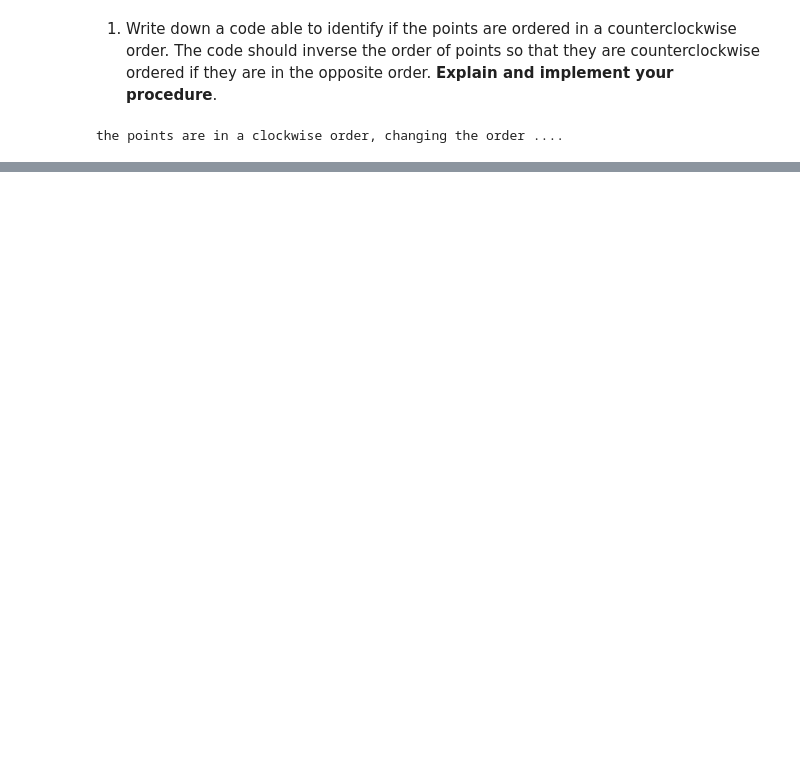
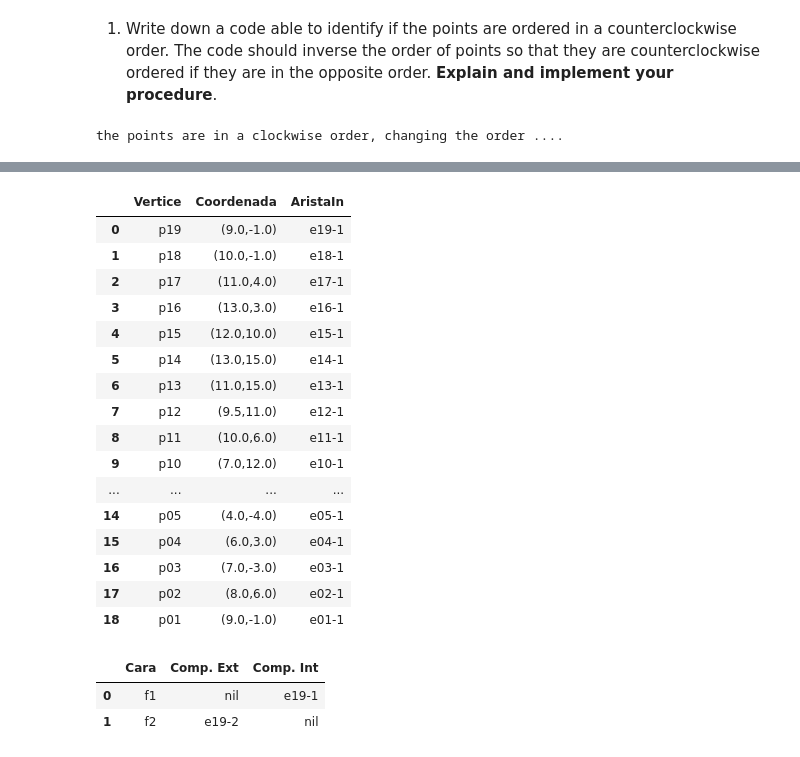
Before and after one commit to valeferreiraan/GeometriaComputacional, a Jupyter notebook: Tareas/Tarea2_ValeriaFerreira.ipynb, the cells around one changed output, grey strips where cells are left out. Cells and saved outputs as stored; diff of their text form; code cells hidden in the pictures; blank space fills up the shorter version.

```diff
--- a/Tareas/Tarea2_ValeriaFerreira.ipynb
+++ b/Tareas/Tarea2_ValeriaFerreira.ipynb
@@ -90,0 +168,14 @@ the points are in a clockwise order, changing the order ....
+# %%
+def ListOfNodes(points, edges):
+    ver, coor, inEdge = [], [], []
+    for p in points:
+        ver.append(p.name)
+        c = f'({p.x},{p.y})'
+        coor.append(c)
+        for e in edges:
+            if p.name[1:] == e.name[1:3] and e.name[4] == '1':
+                inEdge.append(e.name)
+    df = {'Vertice': ver, 'Coordenada': coor, 'AristaIn': inEdge}
+    nodesList = pd.DataFrame(df)
+
+    return nodesList
@@ -90,0 +230,29 @@ the points are in a clockwise order, changing the order ....
+# %%
+listOfNodes = ListOfNodes(points, edges)
+listOfNodes
+# %% [output]
+|  | Vertice | Coordenada | AristaIn |
+| 0 | p19 | (9.0,-1.0) | e19-1 |
+| 1 | p18 | (10.0,-1.0) | e18-1 |
+| 2 | p17 | (11.0,4.0) | e17-1 |
+| 3 | p16 | (13.0,3.0) | e16-1 |
+| 4 | p15 | (12.0,10.0) | e15-1 |
+| 5 | p14 | (13.0,15.0) | e14-1 |
+| 6 | p13 | (11.0,15.0) | e13-1 |
+| 7 | p12 | (9.5,11.0) | e12-1 |
+| 8 | p11 | (10.0,6.0) | e11-1 |
+| 9 | p10 | (7.0,12.0) | e10-1 |
+| ... | ... | ... | ... |
+| 14 | p05 | (4.0,-4.0) | e05-1 |
+| 15 | p04 | (6.0,3.0) | e04-1 |
+| 16 | p03 | (7.0,-3.0) | e03-1 |
+| 17 | p02 | (8.0,6.0) | e02-1 |
+| 18 | p01 | (9.0,-1.0) | e01-1 |
+# %%
+#lista de caras
+listofFaces = ListOfFaces(edges)
+listofFaces
+# %% [output]
+|  | Cara | Comp. Ext | Comp. Int |
+| 0 | f1 | nil | e19-1 |
+| 1 | f2 | e19-2 | nil |
```
Also changed, not shown: parts of 16 cells of this notebook, 1 other file.
